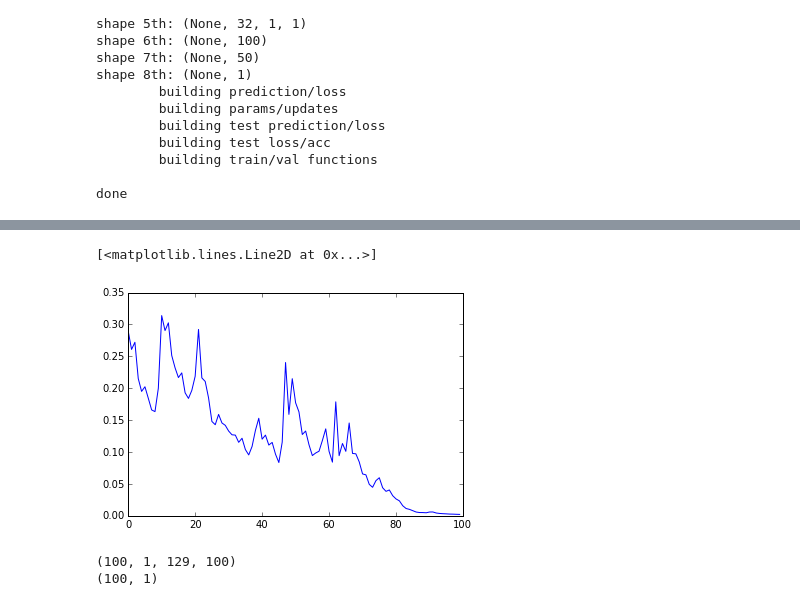
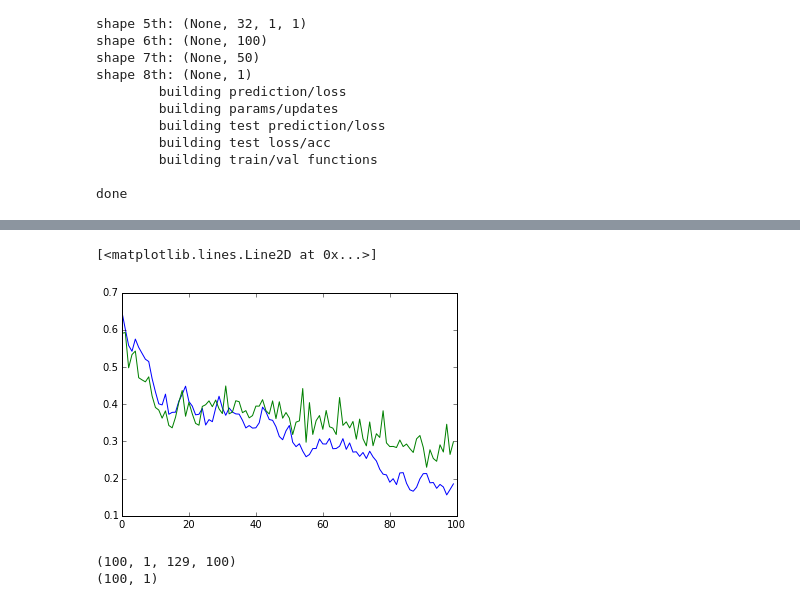
Before and after one commit to AndreasMadsen/course-02460, a Jupyter notebook: demo.ipynb, the cells around one changed output, grey strips where cells are left out. Saved outputs shown, nothing was run; the diff lists cells and outputs as text; code cells hidden in the pictures.

Commit message:
Update demo.ipynb
added dropout and proper validaiton

```diff
--- a/demo.ipynb
+++ b/demo.ipynb
@@ -169,14 +187,15 @@ def buildCnn(input_var=None):
     #max pool
     network = lasagne.layers.MaxPool2DLayer(network, pool_size=(1, 4))
     print("shape 3rd: {0}".format(lasagne.layers.get_output_shape(network)))
-
+    #network = lasagne.layers.ReshapeLayer(network,(-1,1,32,13))
     #lag for lag
     #conv
     network = lasagne.layers.Conv2DLayer(
             network, num_filters=32, filter_size=(1, 8),
-            nonlinearity=lasagne.nonlinearities.sigmoid
+            nonlinearity=lasagne.nonlinearities.rectify
             ,W=lasagne.init.GlorotUniform("relu"))
     print("shape 4th: {0}".format(lasagne.layers.get_output_shape(network)))
+
 
     #max pool
     network = lasagne.layers.MaxPool2DLayer(
@@ -185,13 +204,13 @@ def buildCnn(input_var=None):
 
     #dense
     network = lasagne.layers.DenseLayer(
-            network, num_units=100,
+             lasagne.layers.dropout(network, p=.2), num_units=100,
             nonlinearity=lasagne.nonlinearities.rectify
             ,W=lasagne.init.GlorotUniform("relu"))
     print("shape 6th: {0}".format(lasagne.layers.get_output_shape(network)))
 
     network = lasagne.layers.DenseLayer(
-            network, num_units=50,
+             lasagne.layers.dropout(network, p=.2), num_units=50,
             nonlinearity=lasagne.nonlinearities.rectify
             ,W=lasagne.init.GlorotUniform("relu"))
     print("shape 7th: {0}".format(lasagne.layers.get_output_shape(network)))
@@ -226,7 +245,7 @@ test_acc = T.mean(T.eq(binaryPrediction, target_var.T))
 #                      dtype=theano.config.floatX)
 print("\tbuilding train/val functions")
 train_fn = theano.function([input_var, target_var], loss, updates=updates)
-val_fn = theano.function([input_var, target_var], [test_loss, test_acc])
+val_fn = theano.function([input_var, target_var], test_loss)
 predict_fn = theano.function([input_var],test_prediction)
 print("\ndone")
 # %% [output]
@@ -286,13 +275,14 @@ percentage of men: [ 0.63]
 # %%
 print("training!")
 numEpochs=100
-trainError=np.empty(numEpochs)
+trainError = np.empty(numEpochs)
+valError   = np.empty(numEpochs)
 for epoch in range(numEpochs):
         # In each epoch, we do a full pass over the training data:
         train_err = 0
         train_batches = 0
         start_time = time.time()
-        for batch in iterate_minibatches(X, y, 50, shuffle=True):
+        for batch in iterate_minibatches(X, y, 10, shuffle=True):
             inputs, targets = batch
             train_err += train_fn(inputs, targets)
 
@@ -300,23 +290,21 @@ for epoch in range(numEpochs):
 
         # And a full pass over the validation data:
         val_err = 0
-        val_acc = 0
         val_batches = 0
-        #for batch in iterate_minibatches(X_val, y_val, 500, shuffle=False):
-        #    inputs, targets = batch
-        #    err, acc = val_fn(inputs, targets)
-        #    val_err += err
-        #    val_acc += acc
-        #    val_batches += 1
+        for batch in iterate_minibatches(X_val, y_val, 50, shuffle=False):
+            inputs, targets = batch
+            err = val_fn(inputs, targets)
+            val_err += err
+            val_batches += 1
 
         # Then we print the results for this epoch:
+        trainError[epoch]=train_err/train_batches
+        valError[epoch] = val_err / val_batches
         print("Epoch {} of {} took {:.3f}s".format(
             epoch + 1, numEpochs, time.time() - start_time))
-        trainError[epoch]=train_err/train_batches
-        print("  training loss:\t\t{:.6f}".format(train_err / train_batches))
-        #print("  validation loss:\t\t{:.6f}".format(val_err / val_batches))
-        #print("  validation accuracy:\t\t{:.2f} %".format(
-        #    val_acc / val_batches * 100))
+
+        print("  training loss:\t\t{:.6f}".format(trainError[epoch]))
+        print("  validation loss:\t\t{:.6f}".format(valError[epoch]))
 print("done")
 # %% [output]
 training!
@@ -338,9 +326,10 @@ Epoch 100 of 100 took 5.596s
 done
 # %%
 plt.plot(trainError)
+plt.plot(valError)
 # %% [output]
 [<matplotlib.lines.Line2D at 0x...>]
-[figure, old version]
+[figure, new version]
 # %%
 print(inputs.shape)
 print(targets.shape)
```
Also changed, not shown: parts of 15 cells of this notebook.
